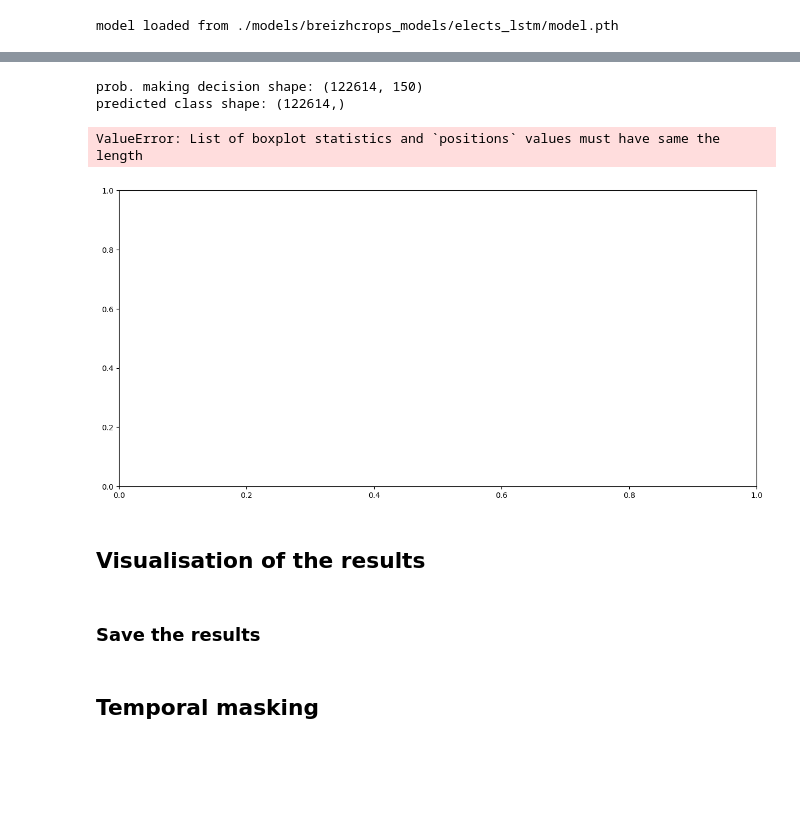
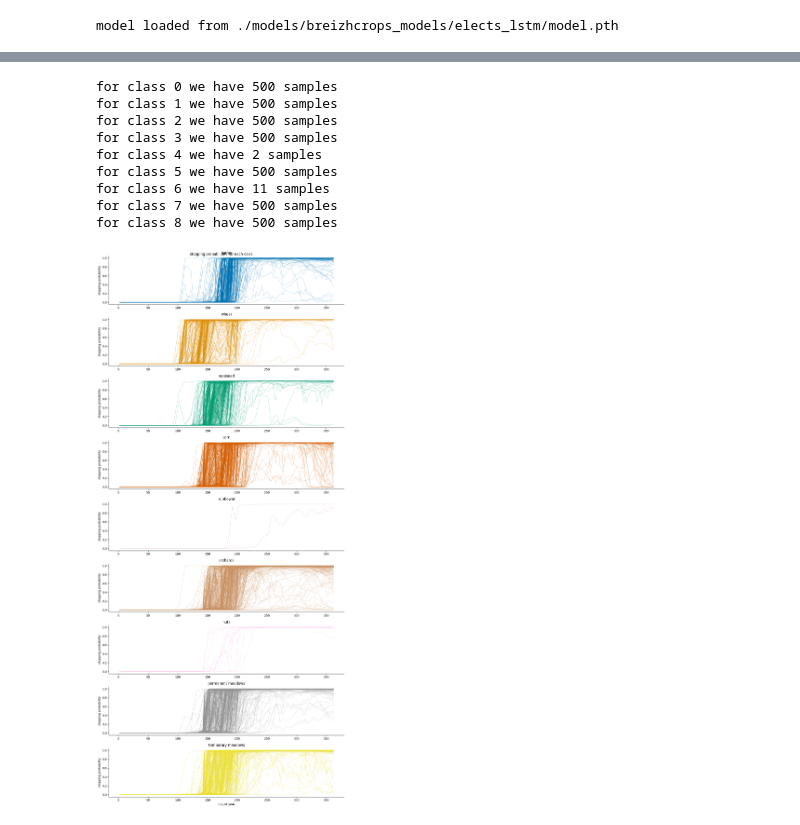
Before and after one commit to Aurenore/elects, a Jupyter notebook: notebook_test.ipynb, the cells around one changed output, grey strips where cells are left out. Cells and saved outputs as stored; diff of their text form; code cells hidden in the pictures; blank space fills up the shorter version.

```diff
--- a/notebook_test.ipynb
+++ b/notebook_test.ipynb
@@ -185,19 +118,14 @@ Problem: different lengths of the sequences. Need to interpolate to the same len
-# %%
-fig, ax = plt.subplots(figsize=(15, 7))
-probability_making_decision = stats["probability_making_decision"]
-
-predicted_class = stats["targets"][:,0]
-print("prob. making decision shape:", probability_making_decision.shape)
-print("predicted class shape:", predicted_class.shape)
-doys_months = [datetime.datetime(2017,m,1).timetuple().tm_yday for m in range(1,13)]
-months = ["Jan", "Feb", "Mar", "Apr", "May", "Jun", "Jul", "Aug", "Sep", "Oct", "Nov", "Dec"]
-# %% [output]
-prob. making decision shape: (122614, 150)
-predicted class shape: (122614,)
-ValueError: List of boxplot statistics and `positions` values must have same the length
-[figure, removed]
-# %% [markdown]
-## Visualisation of the results
-# %% [markdown]
-### Save the results
+# %%
+fig, axes = plot_all_doy_probs(stats, doys_dict_test, nclasses=nclasses, class_names=class_names, alpha=0.2, nsamples=500)
+# %% [output]
+for class 0 we have 500 samples
+for class 1 we have 500 samples
+for class 2 we have 500 samples
+for class 3 we have 500 samples
+for class 4 we have 2 samples
+for class 5 we have 500 samples
+for class 6 we have 11 samples
+for class 7 we have 500 samples
+for class 8 we have 500 samples
+[figure, added]
 # %%
@@ -210,2 +138,0 @@ plt.show()
-# %% [markdown]
-## Temporal masking
```
Also changed, not shown: parts of 13 cells of this notebook, 4 other files.
